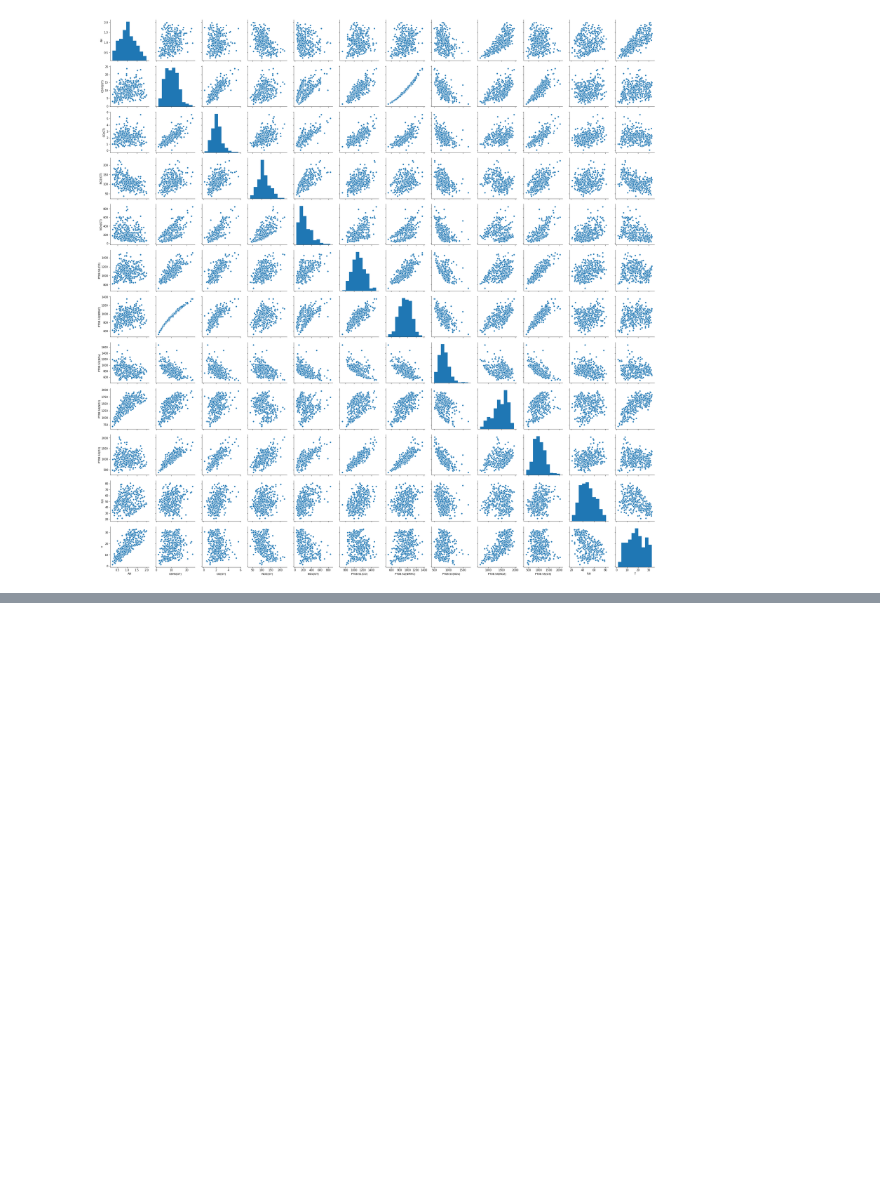
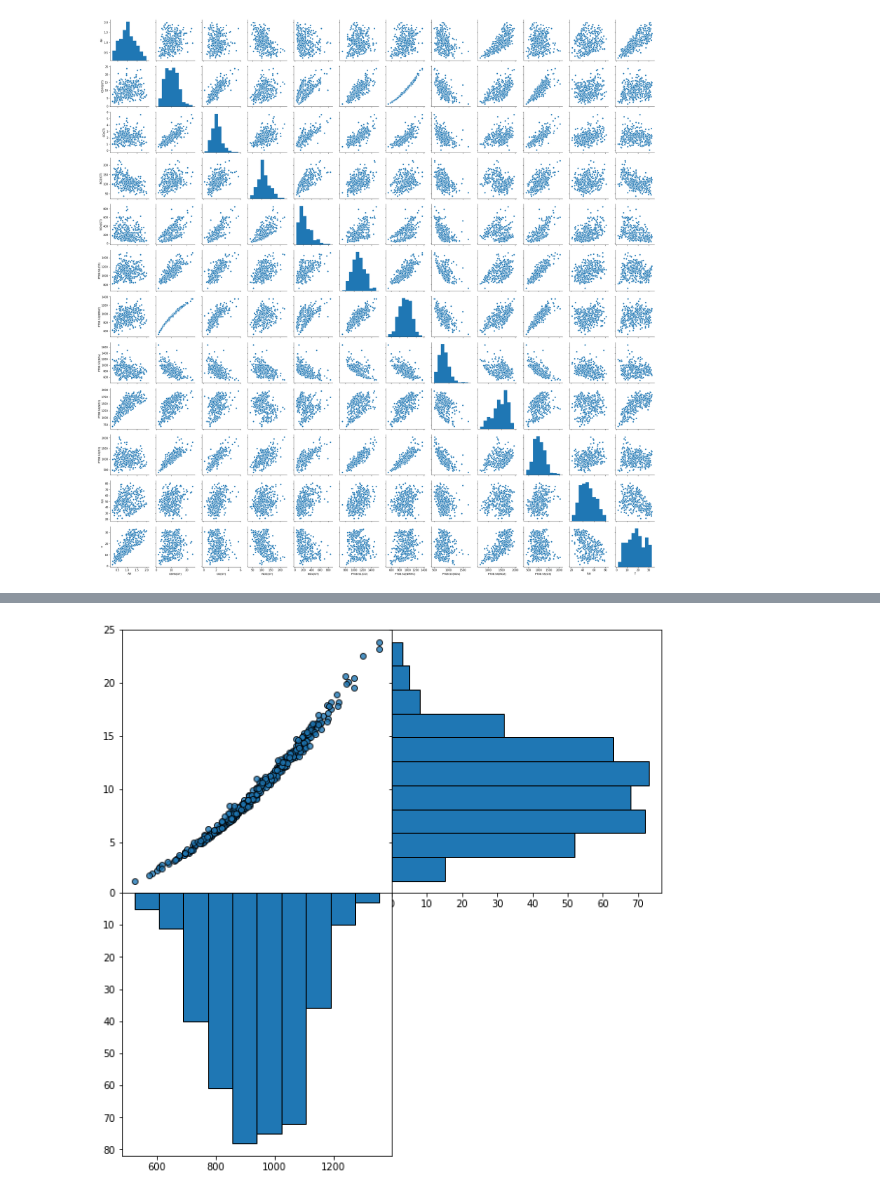
Before and after one commit to HacketOS/Air-Quality-Data-Set, a Jupyter notebook: visualization.ipynb, the cells around one changed output, grey strips where cells are left out. Cells and saved outputs as stored; diff of their text form; code cells hidden in the pictures; blank space fills up the shorter version.

```diff
--- a/visualization.ipynb
+++ b/visualization.ipynb
@@ -153,0 +151,16 @@ sns.pairplot(means)
+# %%
+first = means['PT08.S2(NMHC)']
+second =  means['C6H6(GT)']
+
+fig = plt.figure(figsize=(10,10))
+pair = fig.add_subplot(2,2,1,xticklabels = [])
+std_1 = fig.add_subplot(2,2,2, yticklabels = [])
+std_2 = fig.add_subplot(2,2,3)
+pair.scatter(first,second, alpha = .8,edgecolor='black',)
+std_1.hist(second,orientation = 'horizontal',edgecolor='black')
+std_2.hist(first, edgecolor='black')
+std_2.invert_yaxis()
+fig.subplots_adjust(wspace =0, hspace = 0)
+plt.scatter()
+# %% [output]
+[figure, added]
```
Also changed, not shown: parts of 8 cells of this notebook.
